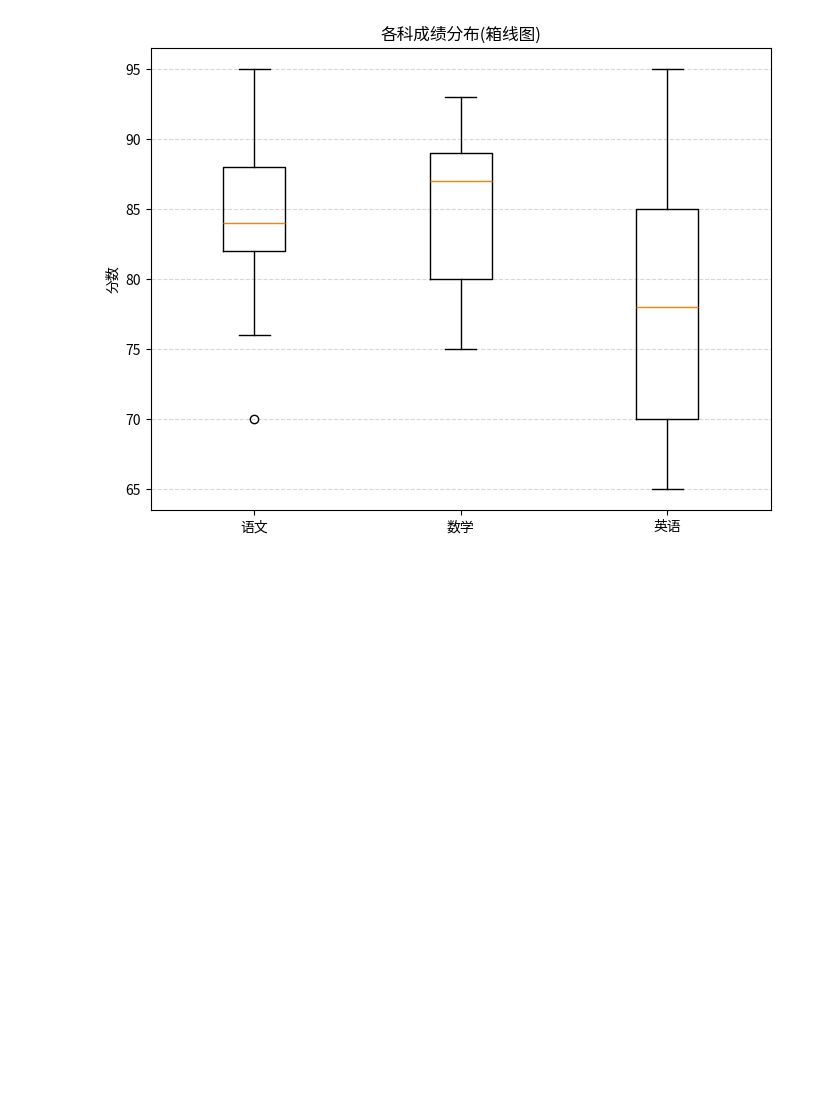
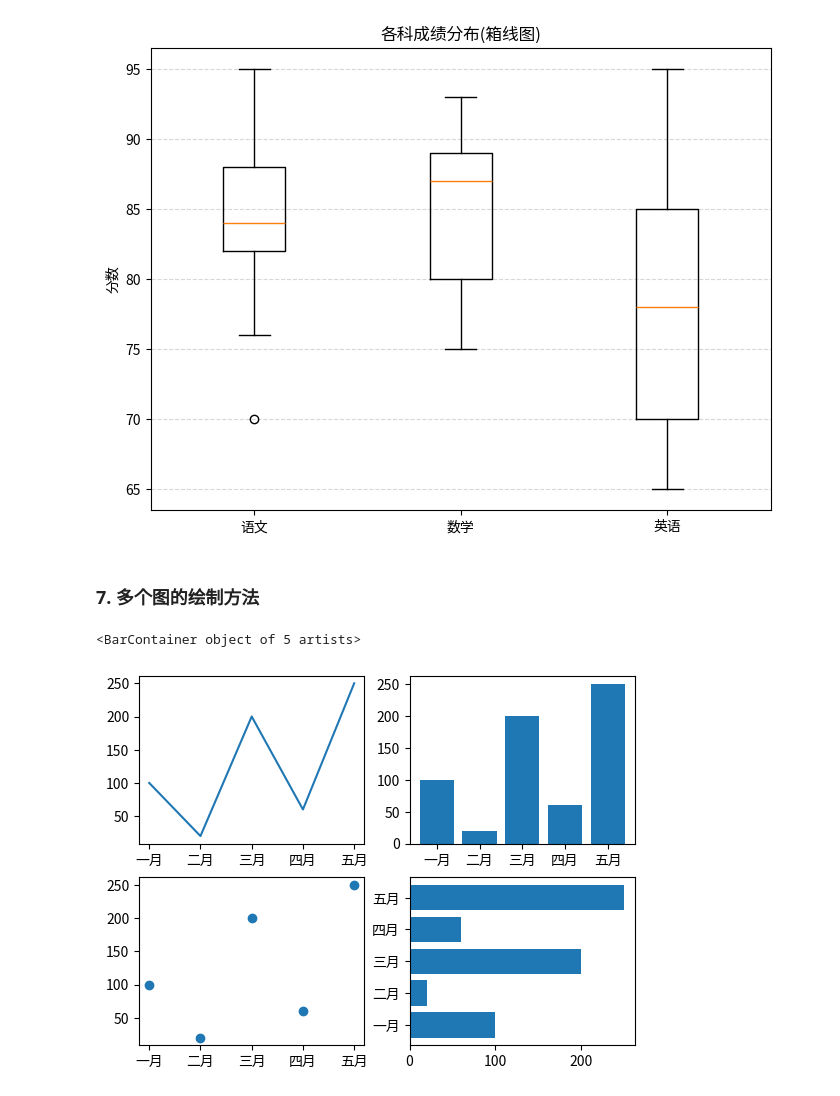
Before and after one commit to WithoutBug8/A_n_M_Learning_Repo, a Jupyter notebook: Machine Learning/Numpy_Pandas_Matplotlib/Matplotlib/Notes/1. Matplotlib学习.ipynb, the cells around one changed output. Saved outputs shown, nothing was run; the diff lists cells and outputs as text; code cells hidden in the pictures; blank space fills up the shorter version.

```diff
--- a/Machine Learning/Numpy_Pandas_Matplotlib/Matplotlib/Notes/1. Matplotlib学习.ipynb
+++ b/Machine Learning/Numpy_Pandas_Matplotlib/Matplotlib/Notes/1. Matplotlib学习.ipynb
@@ -244,3 +244,32 @@ plt.grid(True, axis='y', linestyle='--', alpha=0.5)
 plt.show()
 # %% [output]
 [figure]
+# %% [markdown]
+### 7. 多个图的绘制方法
+# %%
+# 绘制图标的数据
+month = ['一月', '二月', '三月', '四月', '五月']
+sales = [100, 20, 200, 60, 250]
+# 画多个图的方法
+'''
+注意子图的摆放顺序是
++-----------+-----------+
+|           |           |
+|   (1)     |   (2)     |
++-----------+-----------+
+|           |           |
+|   (3)     |   (4)     |
+|           |           |
++-----------+-----------+
+'''
+f1 = plt.subplot(2, 2, 1)
+f1.plot(month, sales)
+f2 = plt.subplot(2, 2, 2)
+f2.bar(month, sales)
+f3 = plt.subplot(2, 2, 3)
+f3.scatter(month, sales)
+f4 = plt.subplot(2, 2, 4)
+f4.barh(month, sales)
+# %% [output]
+<BarContainer object of 5 artists>
+[figure, added]
```
Also changed, not shown: 3 other files.
